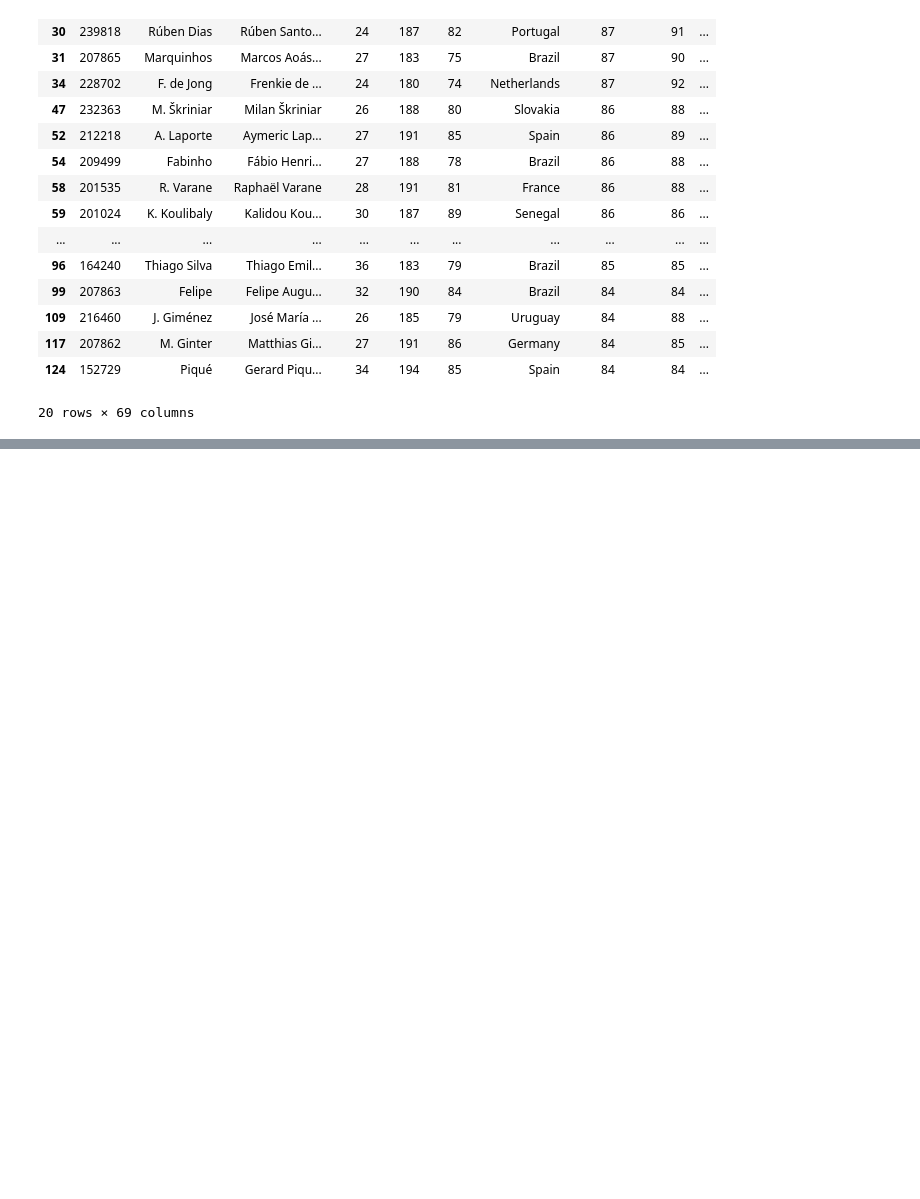
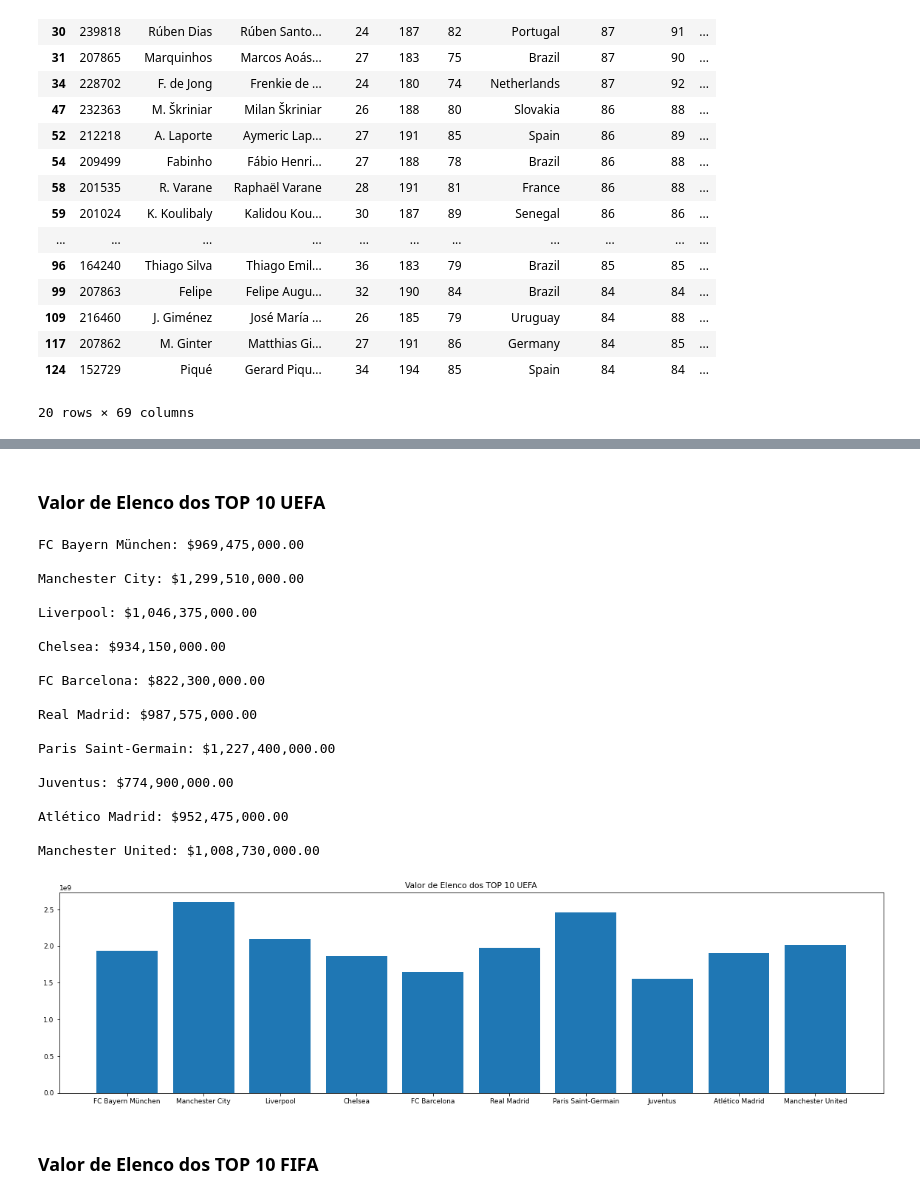
Before and after one commit to leovasc5/exploratory-analysis-of-FIFA-22-data, a Jupyter notebook: curiosidades.ipynb, the cells around one changed output, grey strips where cells are left out. Saved outputs shown, nothing was run; the diff lists cells and outputs as text; code cells hidden in the pictures; blank space fills up the shorter version.

```diff
--- a/curiosidades.ipynb
+++ b/curiosidades.ipynb
@@ -799,0 +800,39 @@ Centroavante: 1.83 m
+# %% [markdown]
+### Valor de Elenco dos TOP 10 UEFA
+# %%
+valores = []
+n = 0
+
+for i in clubes:
+    valores.append(df.loc[df.clube == i].valor_euro.sum())
+
+for j in clubes:
+    print(j+ str(': $' + format(valores[n], ',.2f')+'\n'))
+    n+=1
+
+plt.title('Valor de Elenco dos TOP 10 UEFA')
+plt.bar(times, precos)
+plt.show()
+# %% [output]
+FC Bayern München: $969,475,000.00
+
+Manchester City: $1,299,510,000.00
+
+Liverpool: $1,046,375,000.00
+
+Chelsea: $934,150,000.00
+
+FC Barcelona: $822,300,000.00
+
+Real Madrid: $987,575,000.00
+
+Paris Saint-Germain: $1,227,400,000.00
+
+Juventus: $774,900,000.00
+
+Atlético Madrid: $952,475,000.00
+
+Manchester United: $1,008,730,000.00
+[figure, added]
+# %% [markdown]
+### Valor de Elenco dos TOP 10 FIFA
```
Also changed, not shown: parts of 40 cells of this notebook.
